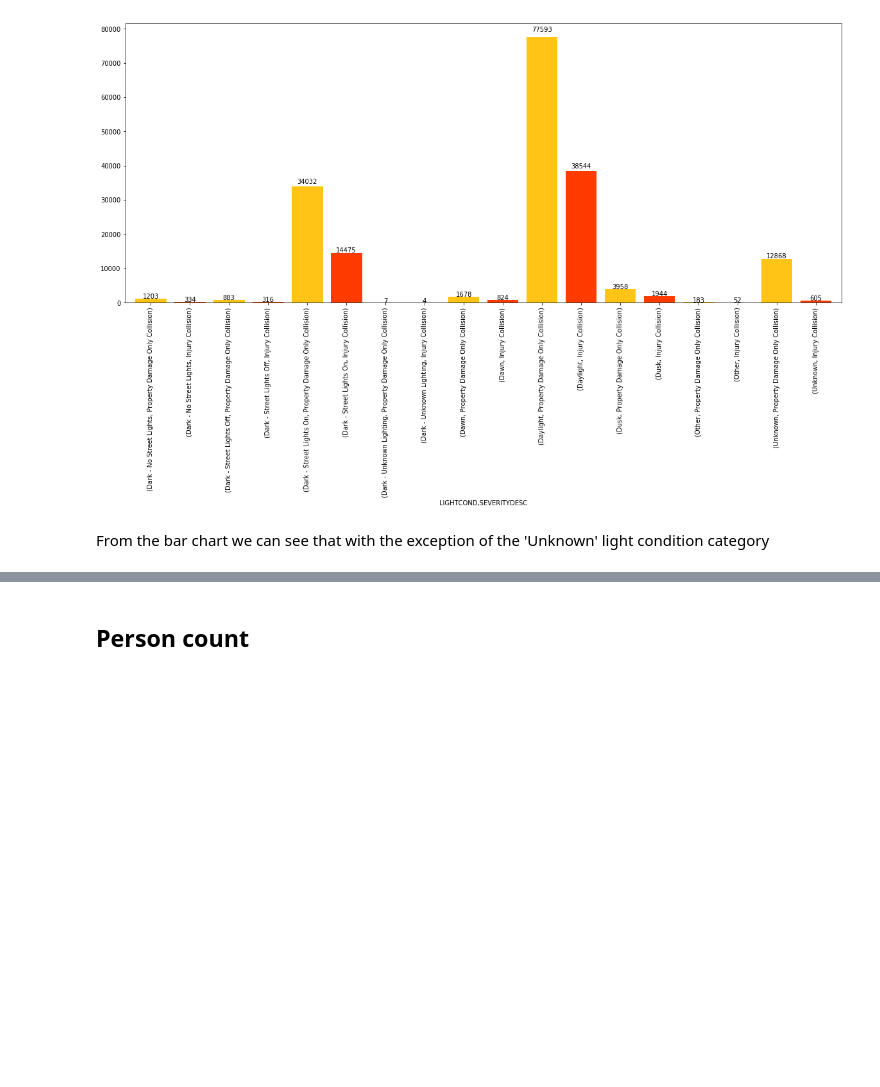
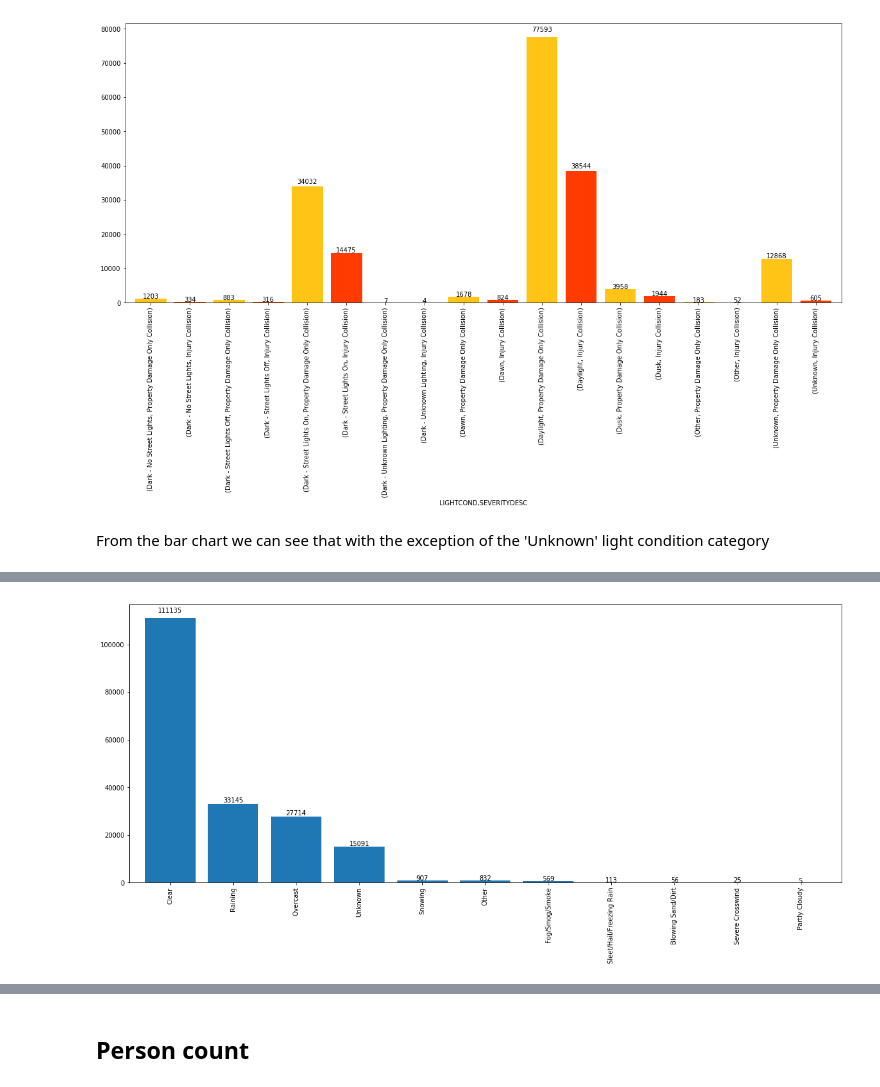
Before and after one commit to Flame-Sage/Coursera_Capstone, a Jupyter notebook: Capstone Notebook.ipynb, the cells around one changed output, grey strips where cells are left out. Drawn from its saved outputs; the diff is of its cells as text; code cells hidden in the pictures; blank space fills up the shorter version.

Commit message:
Published from Watson Studio. Added the weather and road condition charts.

```diff
--- a/Capstone Notebook.ipynb
+++ b/Capstone Notebook.ipynb
@@ -183,0 +180,3 @@ From the bar chart we can see that with the exception of the 'Unknown' light con
+# %%
+wcrash = df['WEATHER'].value_counts()
+wcrash
@@ -183,0 +196,12 @@ From the bar chart we can see that with the exception of the 'Unknown' light con
+# %%
+wcp = wcrash.plot(kind = 'bar', figsize = (20,8), width = 0.8)
+plt.title = 'Number of collisions for Weather Condition'
+
+for p2 in wcp.patches:
+    width = p2.get_width()
+    height = p2.get_height()
+    x,y = p2.get_xy()
+    val = height
+    wcp.annotate(val, (x+width/2, y+height*1.02), ha= 'center')
+# %% [output]
+[figure, added]
```
Also changed, not shown: parts of 18 cells of this notebook.
